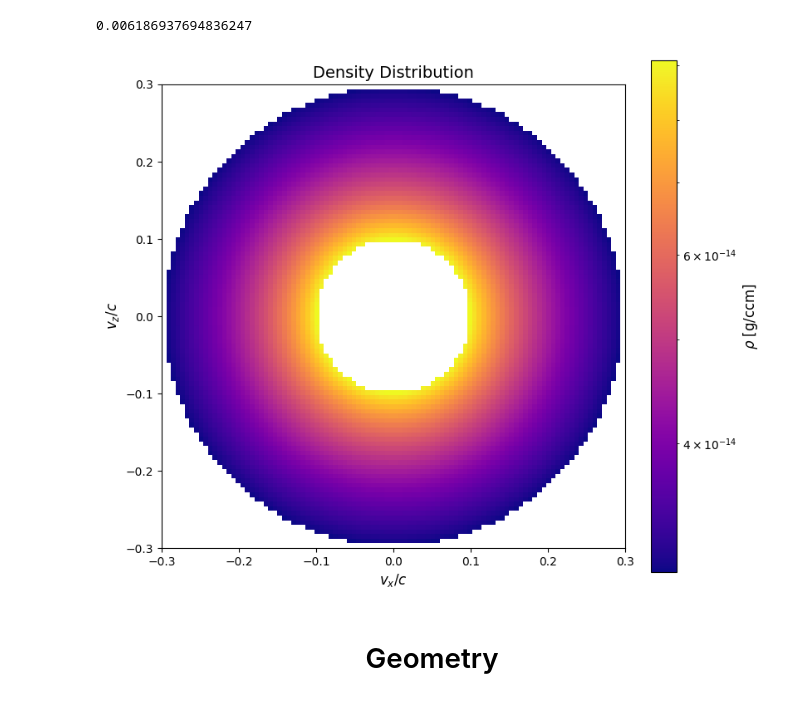
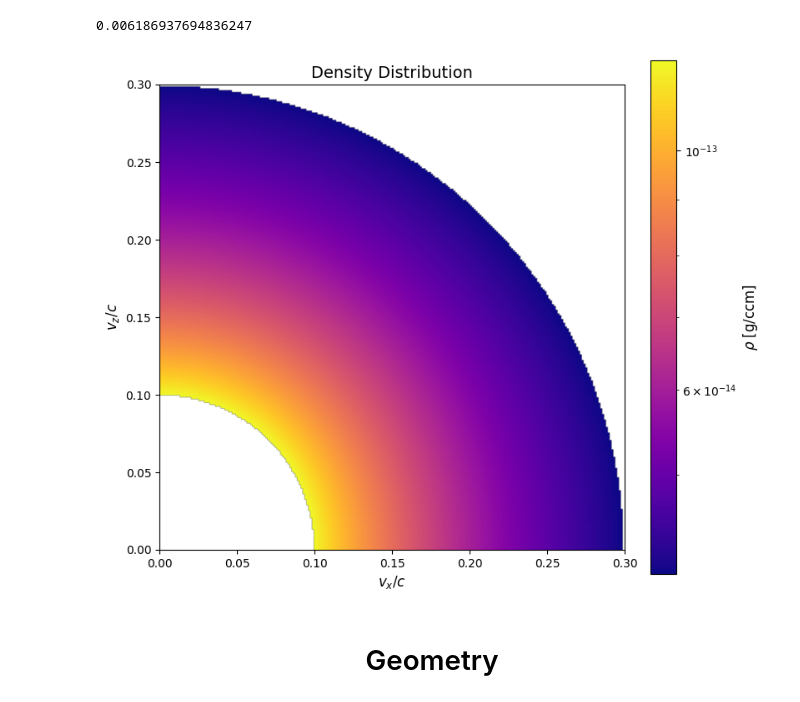
Before and after one commit to nudca-code/NuDCA, a Jupyter notebook: examples/kilonovae/geometry.ipynb, the cells around one changed output. Drawn from its saved outputs; the diff is of its cells as text; code cells hidden in the pictures.

```diff
--- a/examples/kilonovae/geometry.ipynb
+++ b/examples/kilonovae/geometry.ipynb
@@ -40,53 +40,55 @@ geometry = Geometry(
     velocity_scheme="Default",
     # density_scheme="Metzger2017",
     density_scheme="Kasen2017",
-    mass_ejecta=0.01,
-    vel_ejecta=0.1
+    mass_ejecta=2.e-2,
+    vel_ejecta=0.15
 )
 
 vel_profile = VelocityProfile(velocity_scheme='Other', vel_min=-0.3, vel_max=0.3)
 
 vel_x, vel_y = np.meshgrid(
-    vel_profile.velocity_distribution(100),
-    vel_profile.velocity_distribution(100)
+    vel_profile.velocity_distribution(500),
+    vel_profile.velocity_distribution(500)
 )
 
 # vel_x, vel_y = np.meshgrid(
 #     np.linspace(0, 0.3, 500),
 #     np.linspace(0, 0.3, 500)
 # )
 
 times = 86400.0
 vel_shells = np.sqrt(vel_x**2 + vel_y**2)
 vel_min, vel_max = 0.1, 0.3
 rho_shells = geometry.density_shells(times, vel_shells)
 rho_shells[(vel_shells < vel_min) | (vel_shells > vel_max)] = np.nan
 
 norm = LogNorm(vmin=np.nanmin(rho_shells), vmax=np.nanmax(rho_shells))
 
 fig, ax = plt.subplots(figsize=(8, 8))
 cax = ax.imshow(
     rho_shells,
     origin='lower',
     aspect='equal',
     cmap=cm.plasma,
     extent=[vel_x.min(), vel_x.max(), vel_y.min(), vel_y.max()],
     norm=norm
 )
 
-ax.set_xlim(-0.3, 0.3)
-ax.set_ylim(-0.3, 0.3)
-# ax.set_xlim(0, 0.3)
-# ax.set_ylim(0, 0.3)
+# ax.set_xlim(-0.3, 0.3)
+# ax.set_ylim(-0.3, 0.3)
+ax.set_xlim(0, 0.3)
+ax.set_ylim(0, 0.3)
 ax.set_xlabel(r'$v_{x}/c$', fontsize=12)
 ax.set_ylabel(r'$v_{z}/c$', fontsize=12)
 
 cbar = fig.colorbar(cax, ax=ax, orientation='vertical', fraction=0.05, pad=0.05)
 cbar.set_label(r'$\rho$ [g/ccm]', fontsize=12)
 ax.set_title('Density Distribution', fontsize=14)
 plt.show()
+
+fig.savefig('/home/yolo/NutstoreFiles/MYDOC/WEB/NuDCA/static/images/Tutorial/Geometry.png', dpi=300)
 # %% [output]
-[figure, old version]
+[figure, new version]
 # %% [markdown]
 # <center> Geometry </center>
 # %%
```
Also changed, not shown: 58 other files.
